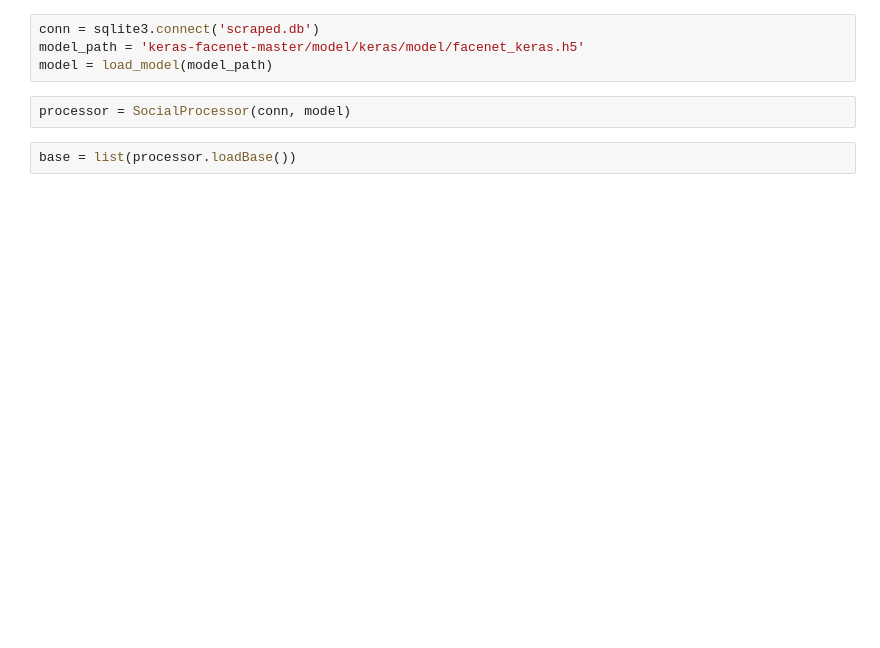
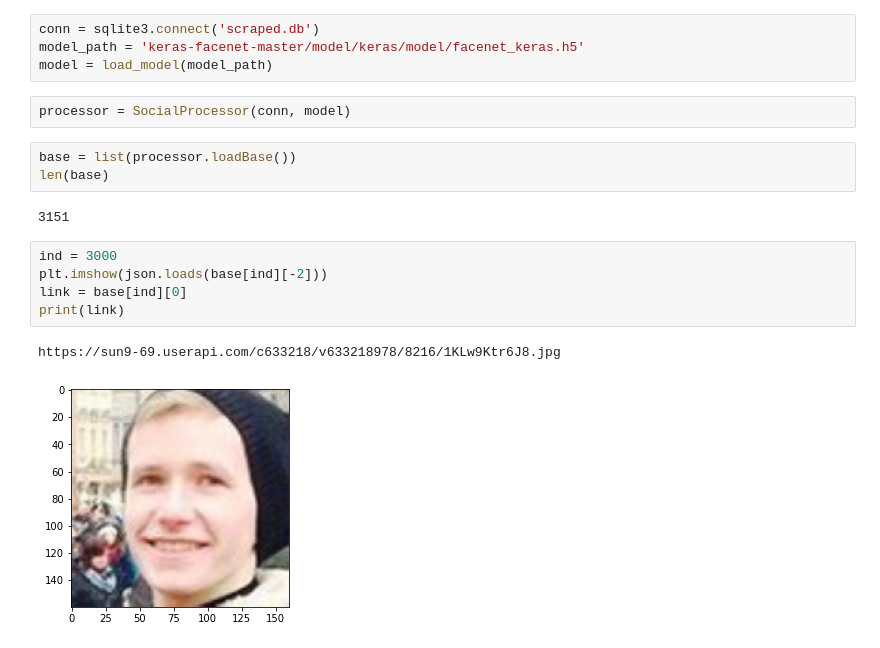
Before and after one commit to AlexRoar/FaceScrape, a Jupyter notebook: FaceFind.ipynb, the cells around one changed output. Saved outputs shown, nothing was run; the diff lists cells and outputs as text; blank space fills up the shorter version.

```diff
--- a/FaceFind.ipynb
+++ b/FaceFind.ipynb
@@ -30,3 +32,14 @@ model = load_model(model_path)
 processor = SocialProcessor(conn, model)
 # %%
 base = list(processor.loadBase())
+len(base)
+# %% [output]
+3151
+# %%
+ind = 3000
+plt.imshow(json.loads(base[ind][-2]))
+link = base[ind][0]
+print(link)
+# %% [output]
+https://sun9-69.userapi.com/c633218/v633218978/8216/1KLw9Ktr6J8.jpg
+[figure, added]
```
Also changed, not shown: parts of 5 cells of this notebook, 3 other files.
